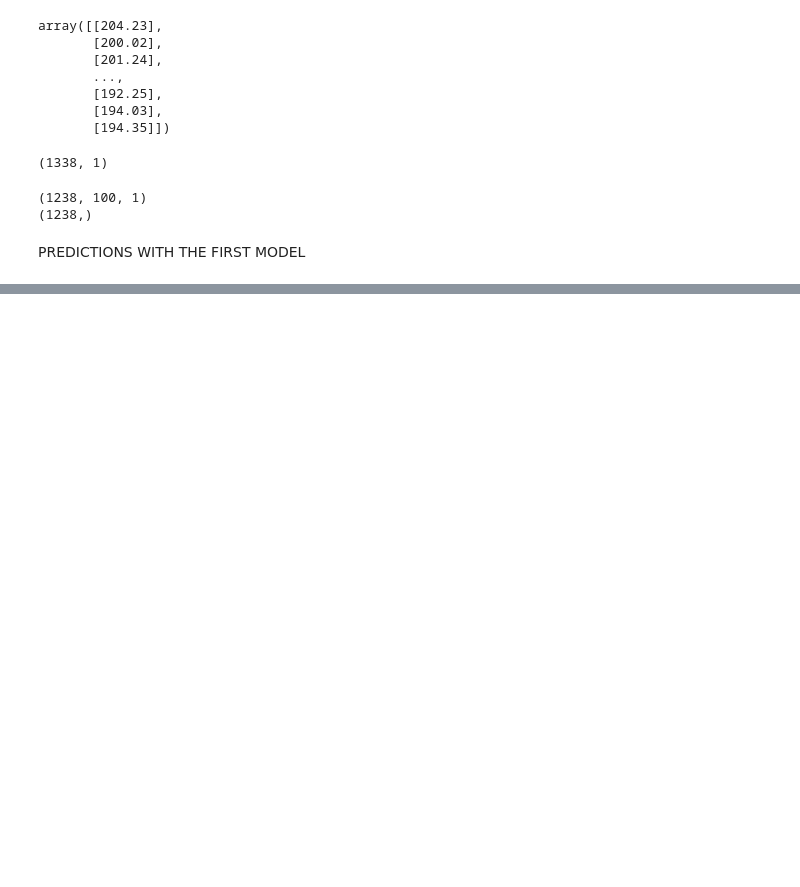
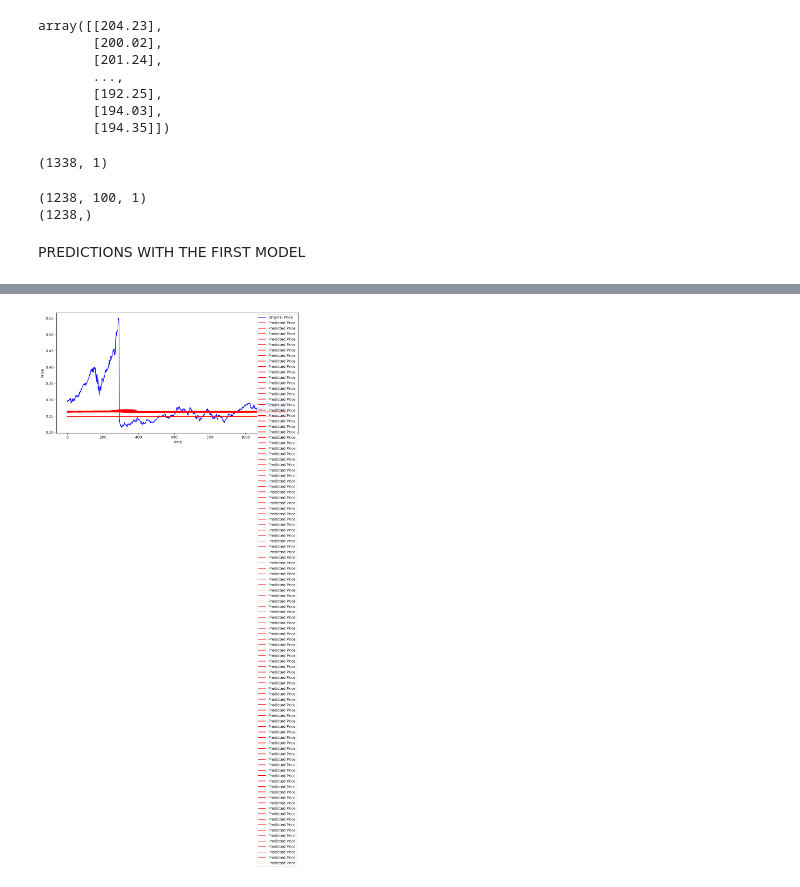
Before and after one commit to Samadeolu7/final-project, a Jupyter notebook: stock_analysis.ipynb, the cells around one changed output, grey strips where cells are left out. Drawn from its saved outputs; the diff is of its cells as text; code cells hidden in the pictures; blank space fills up the shorter version.

Commit message:
2 models

```diff
--- a/stock_analysis.ipynb
+++ b/stock_analysis.ipynb
@@ -584,0 +575,14 @@ The Mean Squared Error is:  0.00045929743677108984
+# %%
+y_pred2 = model2.predict(x_test)
+y_pred2 = y_pred2.reshape(y_pred2.shape[0], y_pred2.shape[1])
+
+# scale_factor = 1/scaler.scale_
+y_pred2 = scaler.inverse_transform(y_pred2)
+plt.figure(figsize = (12,6))
+plt.plot(y_test, 'b', label = "Original Price")
+plt.plot(y_pred2, 'r', label = "Predicted Price")
+plt.xlabel('Time')
+plt.ylabel('Price')
+plt.legend()
+plt.show()
+# %% [output]
@@ -584,0 +590 @@ The Mean Squared Error is:  0.00045929743677108984
+[figure, added]
```
Also changed, not shown: parts of 17 cells of this notebook, 2 other files.
